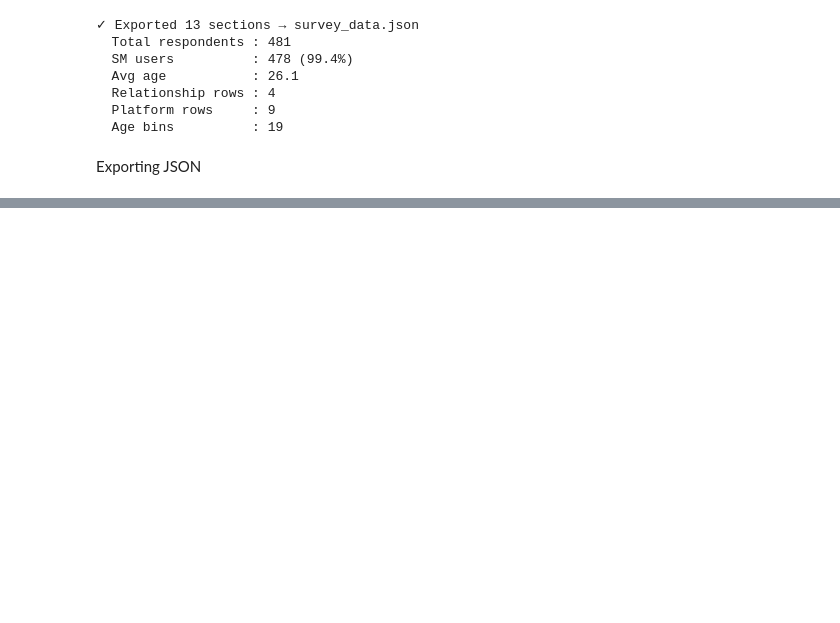
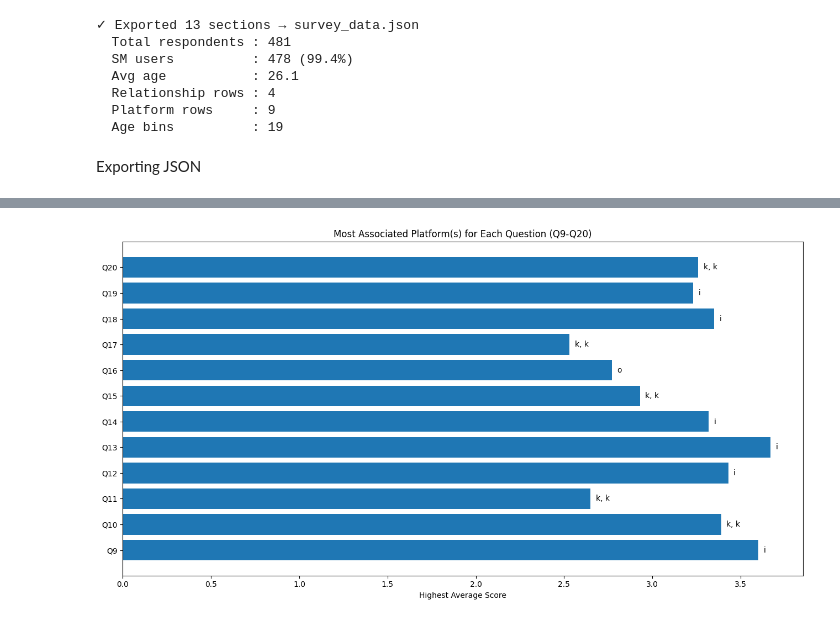
Before and after one commit to zoji80/SDV_final_project, a Jupyter notebook: scripts/final_notebook.ipynb, the cells around one changed output, grey strips where cells are left out. Saved outputs shown, nothing was run; the diff lists cells and outputs as text; code cells hidden in the pictures; blank space fills up the shorter version.

```diff
--- a/scripts/final_notebook.ipynb
+++ b/scripts/final_notebook.ipynb
@@ -214,0 +224,12 @@ print(f"  Age bins          : {len(out.get('ageBins', []))}")
+# %%
+# load libraries
+import pandas as pd
+import matplotlib.pyplot as plt
+import matplotlib.patches as mpatches
+from collections import Counter
+import numpy as np
+from scipy.stats import gaussian_kde
+import json, re
+
+# data
+data = pd.read_csv('../data/smmh.csv')
@@ -214,0 +370,84 @@ print(f"  Age bins          : {len(out.get('ageBins', []))}")
+# %%
+# -----------------------------
+# CALCULATE PLATFORM MEANS
+# -----------------------------
+results = []
+
+for platform in platforms:
+
+    subset = data[
+        data[platform_col]
+        .fillna("")
+        .str.contains(platform, case=False)
+    ]
+
+    if len(subset) == 0:
+        continue
+
+    row = {"Platform": platform}
+
+    for q_num, q_col in question_cols.items():
+
+        row[f"Q{q_num}"] = pd.to_numeric(
+            subset[q_col],
+            errors="coerce"
+        ).mean()
+
+    results.append(row)
+
+scores_data = pd.DataFrame(results)
+
+# -----------------------------
+# FIND MOST ASSOCIATED PLATFORM(S)
+# includes ties
+# -----------------------------
+summary_rows = []
+
+for q_num in range(9, 21):
+
+    q_col = f"Q{q_num}"
+
+    max_score = scores_data[q_col].max()
+
+    best_platforms = scores_data.loc[
+        scores_data[q_col] == max_score,
+        "Platform"
+    ].tolist()
+
+    summary_rows.append({
+        "Question": q_col,
+        "Most Associated Platform(s)": ", ".join(best_platforms),
+        "Average Score": round(max_score, 2)
+    })
+
+summary_data = pd.DataFrame(summary_rows)
+
+print(summary_data)
+
+# -----------------------------
+# VISUALIZATION WITH TIES
+# -----------------------------
+fig, ax = plt.subplots(figsize=(13, 7))
+
+bars = ax.barh(
+    summary_data["Question"],
+    summary_data["Average Score"]
+)
+
+for i, bar in enumerate(bars):
+
+    platforms = summary_data.iloc[i]["Most Associated Platform(s)"]
+
+    ax.text(
+        bar.get_width() + 0.03,
+        bar.get_y() + bar.get_height() / 2,
+        platforms,
+        va="center"
+    )
+
+ax.set_xlabel("Highest Average Score")
+ax.set_title("Most Associated Platform(s) for Each Question (Q9-Q20)")
+
+plt.tight_layout()
+plt.show()
+# %% [output]
@@ -214,0 +467 @@ print(f"  Age bins          : {len(out.get('ageBins', []))}")
+[figure, added]
```
Also changed, not shown: parts of 33 cells of this notebook, 9 other files.
